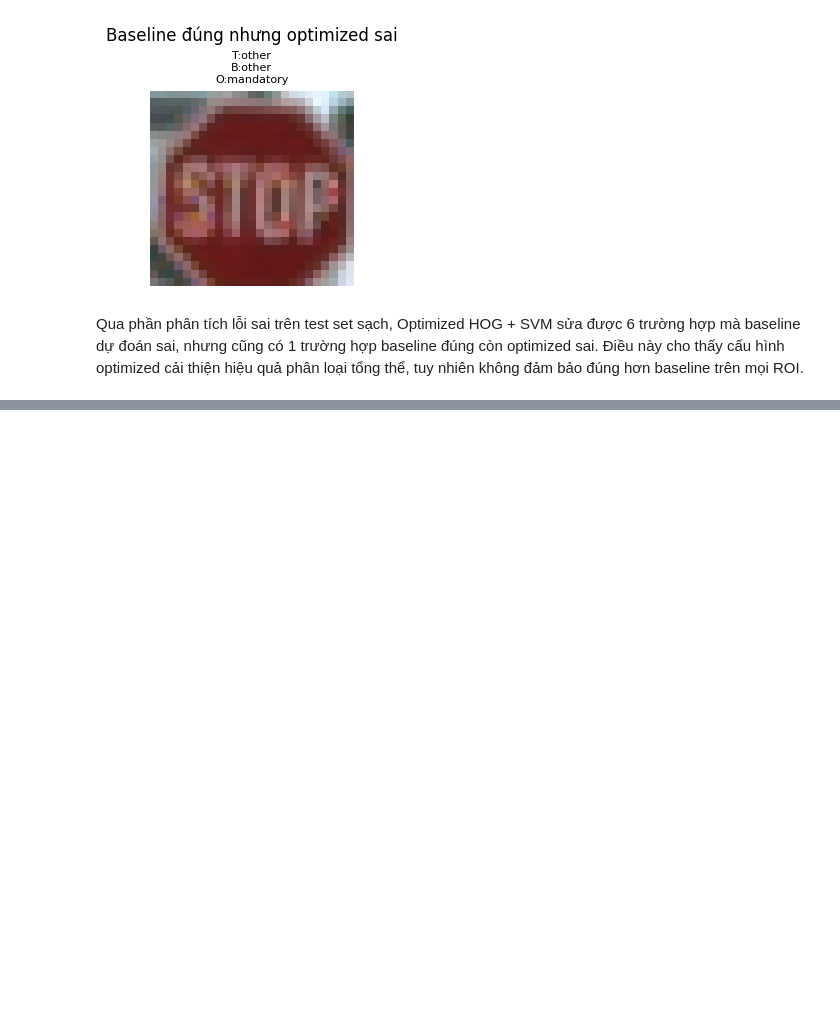
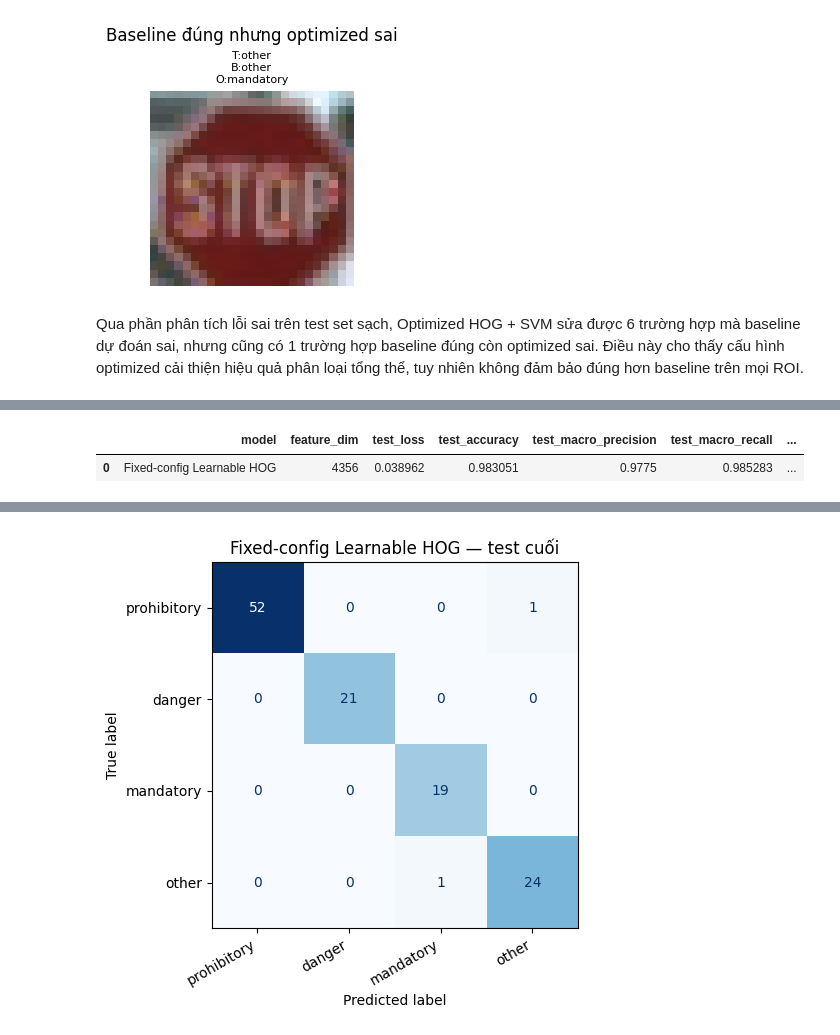
Before and after one commit to Khanggolder/BTL_XLA, a Jupyter notebook: traffic_sign_cv.ipynb, the cells around one changed output, grey strips where cells are left out. Drawn from its saved outputs; the diff is of its cells as text; code cells hidden in the pictures; blank space fills up the shorter version.

```diff
--- a/traffic_sign_cv.ipynb
+++ b/traffic_sign_cv.ipynb
@@ -2078,22 +2259,65 @@ plt.show()
 # %%
-lhog_delta_macro_f1_vs_baseline = lhog_test_macro_f1 - baseline_result["macro_f1"]
-lhog_delta_macro_f1_vs_optimized = lhog_test_macro_f1 - optimized_result["macro_f1"]
-lhog_effective_bin_count = int((lhog_bin_table["gate"] >= 0.5).sum())
-lhog_center_shift = np.abs(lhog_bin_table["learned_center_deg"] - lhog_bin_table["initial_center_deg"])
-lhog_center_shift = np.minimum(lhog_center_shift, 180.0 - lhog_center_shift)
-lhog_mean_center_shift = float(lhog_center_shift.mean())
-with torch.no_grad():
-    lhog_kernel_distance = float(torch.linalg.matrix_norm((lhog_model.lhog_layer.lhog_gradient_kernel - lhog_model.lhog_layer.lhog_sobel_kernel).detach().cpu().flatten(start_dim=1), ord="fro"))
+# A.5 - Đánh giá test và kiểm tra bằng chứng tham số được học
+learnable_hog_test_dataset=LearnableHOGFixedDataset(appendix_test_df,appendix_optimized_config,True)
+learnable_hog_test_loader=DataLoader(learnable_hog_test_dataset,batch_size=32,shuffle=False,num_workers=0,pin_memory=learnable_hog_pin_memory)
+learnable_hog_test_metrics=learnable_hog_evaluate_loader(learnable_hog_model,learnable_hog_test_loader,learnable_hog_criterion)
+learnable_hog_test_result=pd.DataFrame([{'model':'Fixed-config Learnable HOG','feature_dim':learnable_hog_model.learnable_hog_layer.learnable_hog_feature_dim,'test_loss':learnable_hog_test_metrics['loss'],'test_accuracy':learnable_hog_test_metrics['accuracy'],'test_macro_precision':learnable_hog_test_metrics['macro_precision'],'test_macro_recall':learnable_hog_test_metrics['macro_recall'],'test_macro_f1':learnable_hog_test_metrics['macro_f1']}])
 
-if lhog_test_macro_f1 > optimized_result["macro_f1"]:
-    print("Trong split hiện tại, Learnable HOG + Linear Classifier ủng hộ giả thuyết học thêm tham số liên tục có thể cải thiện Macro F1 so với cấu hình HOG cổ điển đã tối ưu. Kết quả này chưa chứng minh tính tổng quát ngoài split hiện tại.")
-else:
-    print("Trong split hiện tại, khả năng học thêm tham số liên tục không bảo đảm Macro F1 cao hơn HOG cổ điển đã tối ưu.")
-    print("Các nguyên nhân có thể gồm dataset nhỏ, overfitting, soft binning chưa phù hợp, regularization, classifier tuyến tính, hoặc HOG cổ điển đã rất mạnh trong bài toán ROI này.")
 
-print(f"Delta Macro F1 so với baseline: {lhog_delta_macro_f1_vs_baseline:+.4f}")
-print(f"Delta Macro F1 so với optimized: {lhog_delta_macro_f1_vs_optimized:+.4f}")
-print(f"Số bin hiệu dụng: {lhog_effective_bin_count}/{len(lhog_bin_table)}")
-print(f"Mức thay đổi trung bình của tâm bin: {lhog_mean_center_shift:.2f} độ")
-print(f"Khoảng cách Frobenius giữa kernel học được và Sobel ban đầu: {lhog_kernel_distance:.4f}")
+def learnable_hog_unsigned_angle_delta(learnable_hog_initial,learnable_hog_final):
+    learnable_hog_delta=np.abs(np.asarray(learnable_hog_final)-np.asarray(learnable_hog_initial))
+    return np.minimum(learnable_hog_delta,180-learnable_hog_delta)
+
+
+def learnable_hog_evidence_label(learnable_hog_received,learnable_hog_changed):
+    if learnable_hog_received and learnable_hog_changed:return 'Có bằng chứng được học'
+    if learnable_hog_received:return 'Có gradient nhưng gần như không đổi'
+    return 'Chưa có bằng chứng nhận gradient'
+
+
+def learnable_hog_effect_size_label(learnable_hog_delta,learnable_hog_relative):
+    if learnable_hog_delta<=1e-8:return 'Gần như không đổi'
+    if learnable_hog_relative>=5e-2 or learnable_hog_delta>=1:return 'Mạnh'
+    if learnable_hog_relative>=1e-3 or learnable_hog_delta>=1e-3:return 'Vừa'
+    return 'Nhỏ'
+
+
+learnable_hog_initial_angles=learnable_hog_initial_snapshot['bin_degrees'].numpy()
+learnable_hog_final_angles=learnable_hog_final_snapshot['bin_degrees'].numpy()
+learnable_hog_angle_delta=learnable_hog_unsigned_angle_delta(learnable_hog_initial_angles,learnable_hog_final_angles)
+learnable_hog_specs=[
+ ('Gradient kernels','kernel_grad_norm',6,float(torch.norm(learnable_hog_final_snapshot['gradient_kernel']-learnable_hog_initial_snapshot['gradient_kernel'])),float(torch.norm(learnable_hog_initial_snapshot['gradient_kernel'])),'Kernel có thể đổi khỏi Sobel nhưng mức đổi nhỏ vẫn có nghĩa là còn gần khởi tạo.'),
+ ('Orientation bin centers','bin_grad_norm',1,float(learnable_hog_angle_delta.mean()),180.0,'Tâm bin có thể dịch nhẹ; điều này chưa tự chứng minh F1 được cải thiện.'),
+ ('Concentration','concentration_grad_norm',1,float(np.linalg.norm(learnable_hog_final_snapshot['concentration'].numpy()-learnable_hog_initial_snapshot['concentration'].numpy())),float(np.linalg.norm(learnable_hog_initial_snapshot['concentration'].numpy())),'Concentration điều chỉnh độ sắc của soft assignment.'),
+ ('Gates','gate_grad_norm',1,float(np.linalg.norm(learnable_hog_final_snapshot['gates'].numpy()-learnable_hog_initial_snapshot['gates'].numpy())),float(np.linalg.norm(learnable_hog_initial_snapshot['gates'].numpy())),'Gate là trọng số liên tục, không phải số bin được học trực tiếp.'),
+ ('L2-Hys clip','clip_grad_norm',1,float(torch.abs(learnable_hog_final_snapshot['clip']-learnable_hog_initial_snapshot['clip'])),abs(float(learnable_hog_initial_snapshot['clip'])),'Clip có thể nhận gradient ở phần tử bị cắt ngưỡng.'),
+ ('Linear classifier','classifier_grad_norm',1,float(torch.norm(learnable_hog_final_snapshot['classifier']-learnable_hog_initial_snapshot['classifier'])),float(torch.norm(learnable_hog_initial_snapshot['classifier'])),'Classifier học ranh giới giữa bốn nhóm.'),
+]
+learnable_hog_evidence_rows=[]
+for learnable_hog_group,learnable_hog_column,learnable_hog_start,learnable_hog_delta,learnable_hog_scale,learnable_hog_interpretation in learnable_hog_specs:
+    learnable_hog_values=learnable_hog_history_df.loc[learnable_hog_history_df['epoch']>=learnable_hog_start,learnable_hog_column].to_numpy()
+    learnable_hog_nonzero=learnable_hog_values[learnable_hog_values>1e-10]
+    learnable_hog_first_rows=learnable_hog_history_df.loc[(learnable_hog_history_df['epoch']>=learnable_hog_start)&(learnable_hog_history_df[learnable_hog_column]>1e-10),'epoch']
+    learnable_hog_first_epoch=None if learnable_hog_first_rows.empty else int(learnable_hog_first_rows.iloc[0])
+    learnable_hog_received=learnable_hog_first_epoch is not None
+    learnable_hog_changed=learnable_hog_delta>1e-8
+    learnable_hog_relative=learnable_hog_delta/(learnable_hog_scale+appendix_epsilon)
+    learnable_hog_evidence_rows.append({'parameter_group':learnable_hog_group,'trainable':True,'first_epoch_with_gradient':learnable_hog_first_epoch,'mean_nonzero_gradient_norm':float(learnable_hog_nonzero.mean()) if learnable_hog_nonzero.size else 0.0,'initial_final_delta':learnable_hog_delta,'relative_delta':learnable_hog_relative,'received_gradient':learnable_hog_received,'changed_from_initialization':learnable_hog_changed,'learning_evidence':learnable_hog_evidence_label(learnable_hog_received,learnable_hog_changed),'effect_size_level':learnable_hog_effect_size_label(learnable_hog_delta,learnable_hog_relative),'interpretation':learnable_hog_interpretation})
+learnable_hog_parameter_evidence=pd.DataFrame(learnable_hog_evidence_rows)
+learnable_hog_bin_table=pd.DataFrame({'bin_index':np.arange(len(learnable_hog_initial_angles)),'initial_center_deg':learnable_hog_initial_angles,'final_center_deg':learnable_hog_final_angles,'unsigned_shift_deg':learnable_hog_angle_delta,'initial_gate':learnable_hog_initial_snapshot['gates'].numpy(),'final_gate':learnable_hog_final_snapshot['gates'].numpy()})
+display(learnable_hog_test_result);display(learnable_hog_parameter_evidence);display(learnable_hog_bin_table)
+print(
+    'Fixed-config Learnable HOG có Macro F1 thấp hơn Optimized HOG + SVM. '
+    'Điều này không làm sai mục tiêu của phần này vì Learnable HOG không được '
+    'dùng để thay thế mô hình chính.'
+)
+print(
+    'Có gradient và có cập nhật không đồng nghĩa với việc tham số đó làm kết quả '
+    'tốt hơn. Phần này chỉ kiểm tra khả năng tham gia backpropagation của một số '
+    'tham số liên tục.'
+)
+learnable_hog_confusion=confusion_matrix(learnable_hog_test_metrics['targets'],learnable_hog_test_metrics['predictions'],labels=list(range(len(GROUP_ORDER))))
+learnable_hog_figure,learnable_hog_axis=plt.subplots(figsize=(6,5));ConfusionMatrixDisplay(learnable_hog_confusion,display_labels=list(GROUP_ORDER)).plot(ax=learnable_hog_axis,cmap='Blues',values_format='d',colorbar=False);learnable_hog_axis.set_title('Fixed-config Learnable HOG — test cuối');plt.xticks(rotation=30,ha='right');plt.tight_layout();plt.show()
 # %% [output]
+|  | model | feature_dim | test_loss | test_accuracy | test_macro_precision | test_macro_recall | ... |
+| 0 | Fixed-config Learnable HOG | 4356 | 0.038962 | 0.983051 | 0.9775 | 0.985283 | ... |
@@ -2107 +2343,2 @@ Khoảng cách Frobenius giữa kernel học được và Sobel ban đầu: 0.00
+[figure, added]
 # %% [markdown]
```
Also changed, not shown: parts of 19 cells of this notebook.
